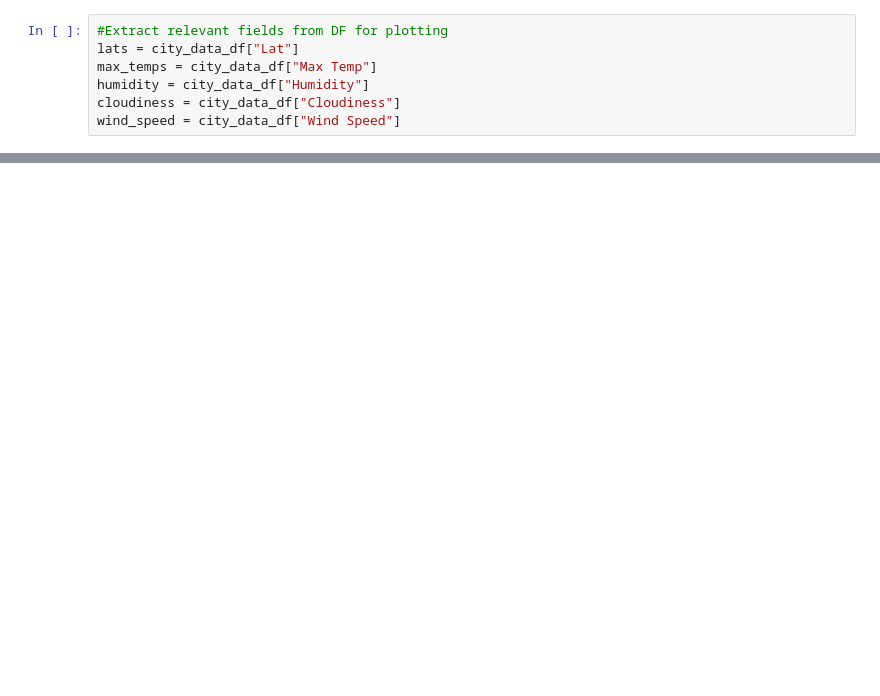
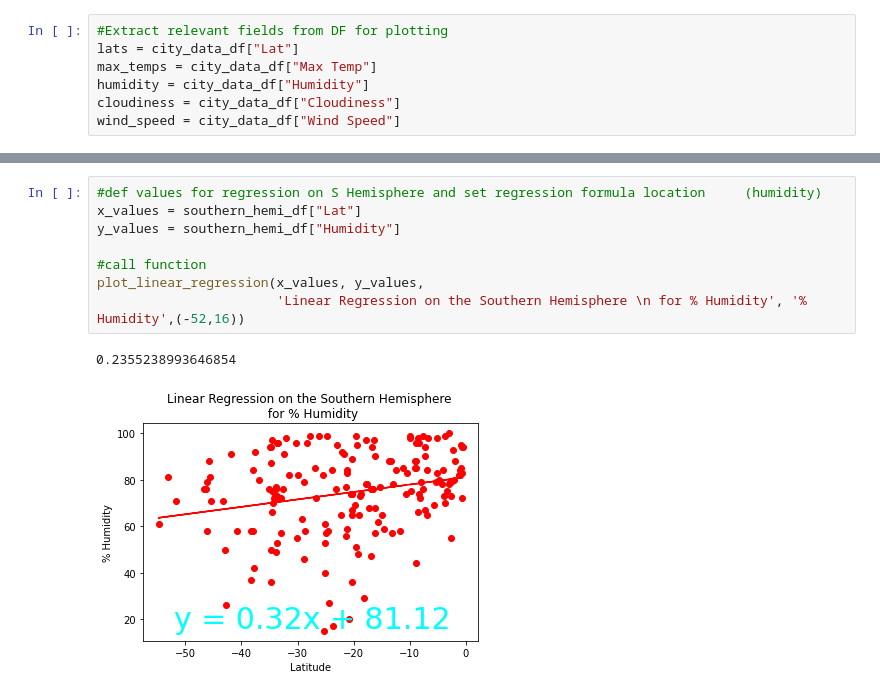
Before and after one commit to JediMasterSlagle/World_Weather_Analysis, a Jupyter notebook: WeatherPy.ipynb, the cells around one changed output, grey strips where cells are left out. Saved outputs shown, nothing was run; the diff lists cells and outputs as text; blank space fills up the shorter version.

```diff
--- a/WeatherPy.ipynb
+++ b/WeatherPy.ipynb
@@ -256,0 +367,11 @@ plt.show()
+# %%
+#def values for regression on S Hemisphere and set regression formula location     (humidity)
+x_values = southern_hemi_df["Lat"]
+y_values = southern_hemi_df["Humidity"]
+
+#call function
+plot_linear_regression(x_values, y_values,
+                       'Linear Regression on the Southern Hemisphere \n for % Humidity', '% Humidity',(-52,16))
+# %% [output]
+0.2355238993646854
+[figure, added]
```
Also changed, not shown: parts of 23 cells of this notebook.
